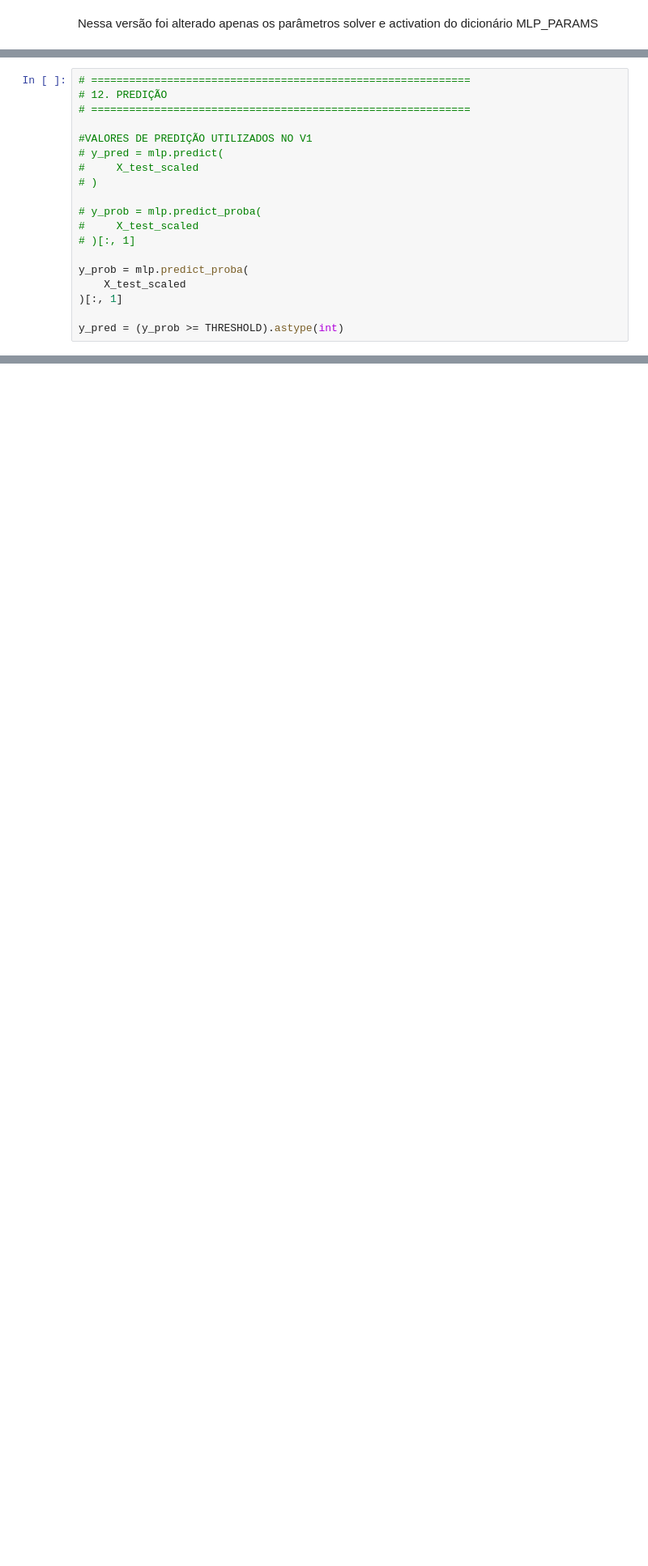
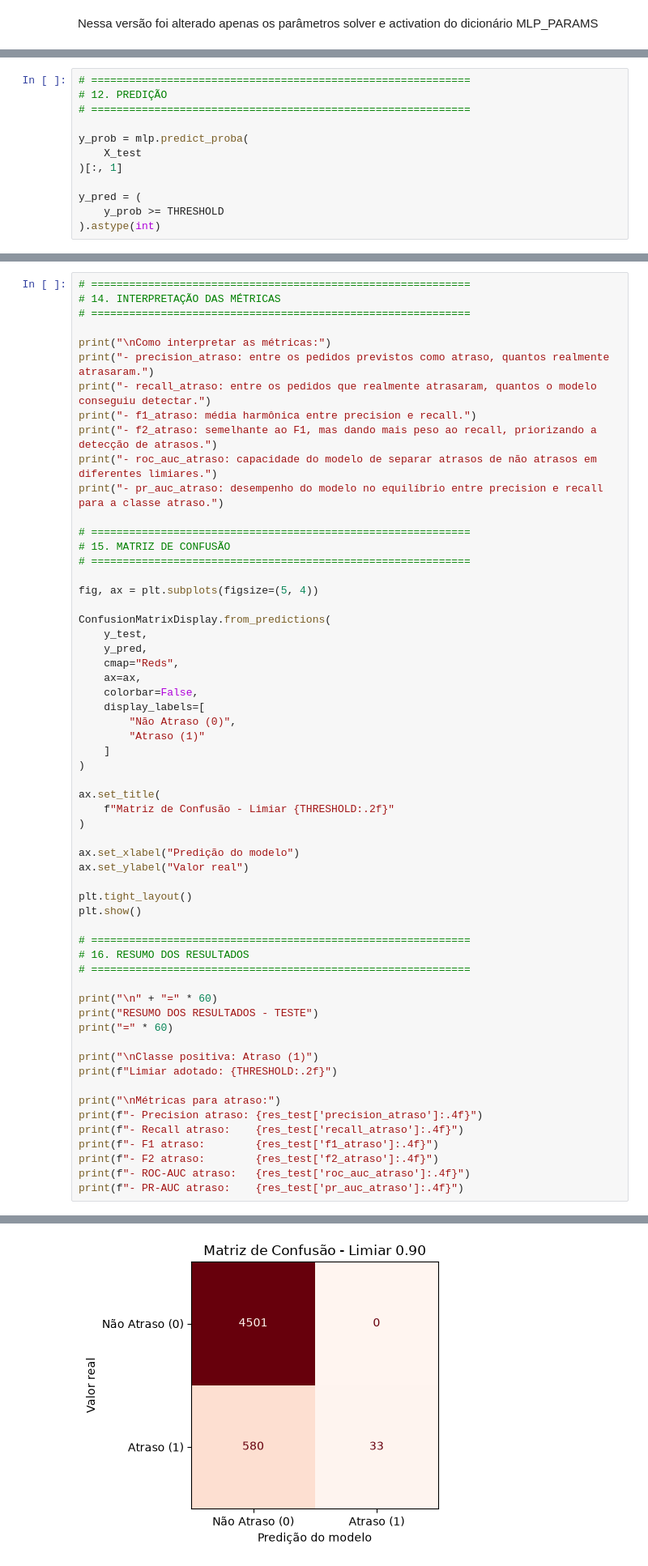
Before and after one commit to Last-Mile-Optimization/backend, a Jupyter notebook: modelo/dl/mpl-v3.ipynb, the cells around one changed output, grey strips where cells are left out. Shown at 81% size. Drawn from its saved outputs; the diff is of its cells as text; blank space fills up the shorter version.

```diff
--- a/modelo/dl/mpl-v3.ipynb
+++ b/modelo/dl/mpl-v3.ipynb
@@ -302,20 +340,13 @@ Acurácia decrescente: pode indicar que o modelo está perdendo capacidade de ge
 # 12. PREDIÇÃO
 # ============================================================
 
-#VALORES DE PREDIÇÃO UTILIZADOS NO V1
-# y_pred = mlp.predict(
-#     X_test_scaled
-# )
-
-# y_prob = mlp.predict_proba(
-#     X_test_scaled
-# )[:, 1]
-
 y_prob = mlp.predict_proba(
-    X_test_scaled
+    X_test
 )[:, 1]
 
-y_pred = (y_prob >= THRESHOLD).astype(int)
+y_pred = (
+    y_prob >= THRESHOLD
+).astype(int)
 # %%
 # ============================================================
 # 13. MÉTRICAS
@@ -420,0 +413,60 @@ Quantidade de épocas executadas:
+# %%
+# ============================================================
+# 14. INTERPRETAÇÃO DAS MÉTRICAS
+# ============================================================
+
+print("\nComo interpretar as métricas:")
+print("- precision_atraso: entre os pedidos previstos como atraso, quantos realmente atrasaram.")
+print("- recall_atraso: entre os pedidos que realmente atrasaram, quantos o modelo conseguiu detectar.")
+print("- f1_atraso: média harmônica entre precision e recall.")
+print("- f2_atraso: semelhante ao F1, mas dando mais peso ao recall, priorizando a detecção de atrasos.")
+print("- roc_auc_atraso: capacidade do modelo de separar atrasos de não atrasos em diferentes limiares.")
+print("- pr_auc_atraso: desempenho do modelo no equilíbrio entre precision e recall para a classe atraso.")
+
+# ============================================================
+# 15. MATRIZ DE CONFUSÃO
+# ============================================================
+
+fig, ax = plt.subplots(figsize=(5, 4))
+
+ConfusionMatrixDisplay.from_predictions(
+    y_test,
+    y_pred,
+    cmap="Reds",
+    ax=ax,
+    colorbar=False,
+    display_labels=[
+        "Não Atraso (0)",
+        "Atraso (1)"
+    ]
+)
+
+ax.set_title(
+    f"Matriz de Confusão - Limiar {THRESHOLD:.2f}"
+)
+
+ax.set_xlabel("Predição do modelo")
+ax.set_ylabel("Valor real")
+
+plt.tight_layout()
+plt.show()
+
+# ============================================================
+# 16. RESUMO DOS RESULTADOS
+# ============================================================
+
+print("\n" + "=" * 60)
+print("RESUMO DOS RESULTADOS - TESTE")
+print("=" * 60)
+
+print("\nClasse positiva: Atraso (1)")
+print(f"Limiar adotado: {THRESHOLD:.2f}")
+
+print("\nMétricas para atraso:")
+print(f"- Precision atraso: {res_test['precision_atraso']:.4f}")
+print(f"- Recall atraso:    {res_test['recall_atraso']:.4f}")
+print(f"- F1 atraso:        {res_test['f1_atraso']:.4f}")
+print(f"- F2 atraso:        {res_test['f2_atraso']:.4f}")
+print(f"- ROC-AUC atraso:   {res_test['roc_auc_atraso']:.4f}")
+print(f"- PR-AUC atraso:    {res_test['pr_auc_atraso']:.4f}")
+# %% [output]
@@ -420,0 +480 @@ Quantidade de épocas executadas:
+[figure, added]
```
Also changed, not shown: parts of 10 cells of this notebook, 3 other files.
